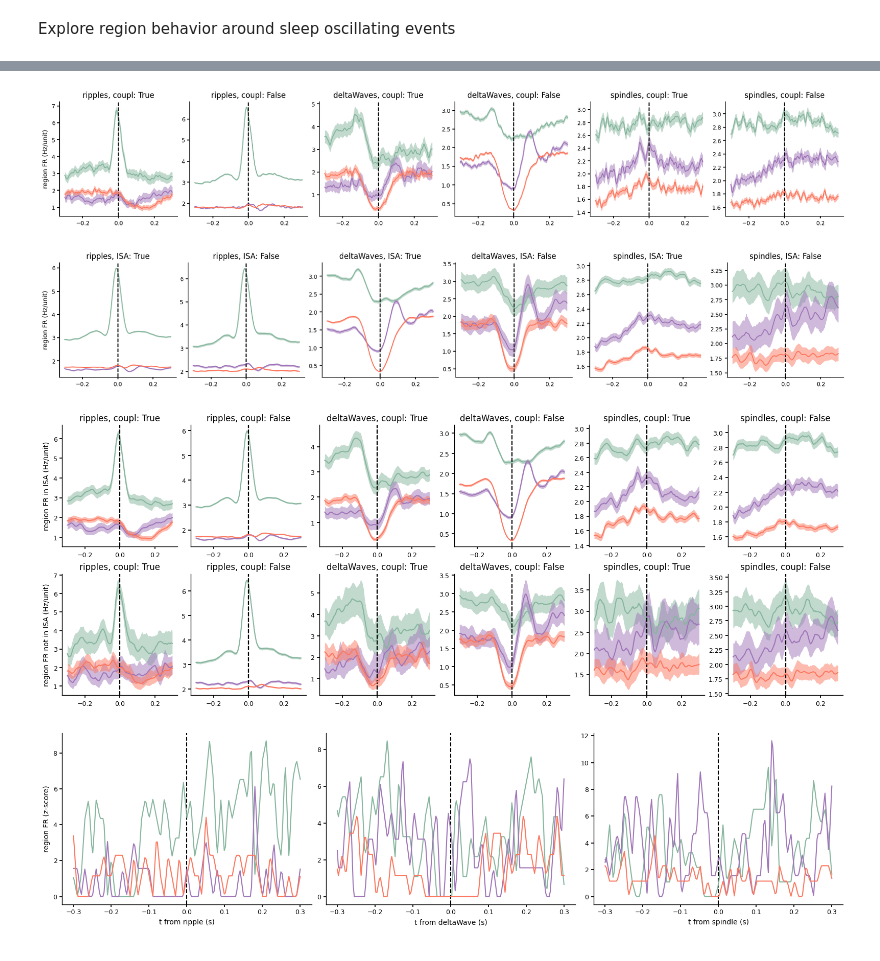
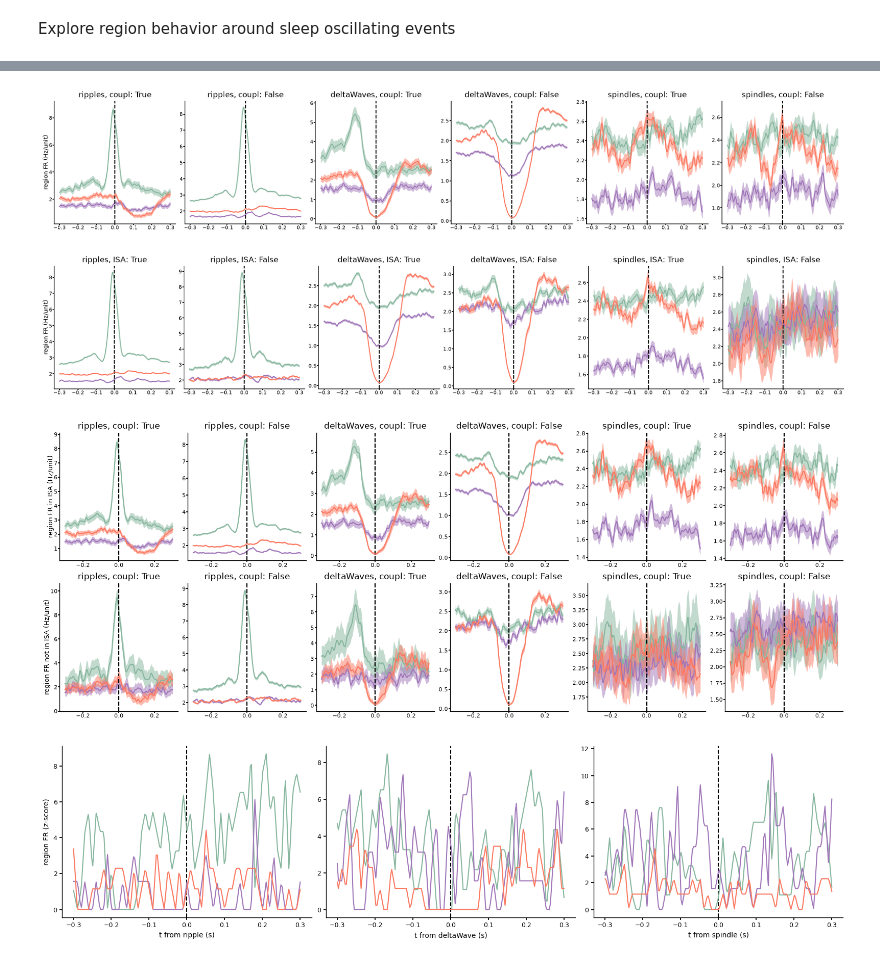
Before and after one commit to pietro-bozzo/NRCode, a Jupyter notebook: Python/Drafts/regionPETH.ipynb, the cells around one changed output, grey strips where cells are left out. Cells and saved outputs as stored; diff of their text form; code cells hidden in the pictures.

```diff
--- a/Python/Drafts/regionPETH.ipynb
+++ b/Python/Drafts/regionPETH.ipynb
@@ -60,0 +74,8 @@ peth, events = _regionPETH(session,bin=0.01,lim_oscill=[-0.3,0.3],n_bins=201)
+# %%
+fig, ax = fma.plotting.makeFigure(n=(1,len(speth)),size=(20,5))
+for i, (name, fr_p) in enumerate(speth.items()):
+    for r in fr_p.reg.values:
+        ax[i].set_title(name)
+        ax[i].axvline(0,color='k',ls='--')
+        fma.plotting.semPlot(fr_p.t,fr_p.sel(reg=r),color=isru.paperColors(r),ax=ax[i])
+ax[0].set(ylabel='region FR (Hz/unit)');
@@ -60,0 +84,9 @@ peth, events = _regionPETH(session,bin=0.01,lim_oscill=[-0.3,0.3],n_bins=201)
+# %%
+name = 'ripples'
+fr_p = speth[name]
+lim = [[2,9],[1.5,3.5],[3,3.6]]
+fig, ax = fma.plotting.makeFigure(n=(1,len(fr_p.reg.values)),size=(20,5))
+for i, r in enumerate(fr_p.reg.values):
+    ax[i].set_title(r)
+    fma.plotting.plotColorMap(fr_p.sel(reg=r),ax=ax[i],x=fr_p.t,vmin=lim[i][0],vmax=lim[i][1])
+ax[0].set(ylabel='region FR (Hz/unit)');
@@ -61,7 +95,7 @@ peth, events = _regionPETH(session,bin=0.01,lim_oscill=[-0.3,0.3],n_bins=201)
 # %%
 # see activity irrespective of ISA
-fig, ax = fma.plotting.makeFigure(n=[1,len(peth)*2],size=[45,8])
-for i, (name, fr_p) in enumerate(peth.items()):
+fig, ax = fma.plotting.makeFigure(n=[1,len(speth)*2],size=[45,8])
+for i, (name, fr_p) in enumerate(speth.items()):
         for coupl in [True,False]:
             for r in fr_p['reg'].values:
                 ax[2*i+(not coupl)].set_title(f'{name}, coupl: {coupl}')
@@ -69,11 +103,11 @@ for i, (name, fr_p) in enumerate(peth.items()):
                 fma.plotting.semPlot(fr_p['t'],fr_p.where(fr_p.coupl==coupl, drop=True).sel(reg=r),color=isru.paperColors(r),ax=ax[2*i+(not coupl)])
 ax[0].set(ylabel='region FR (Hz/unit)');
 # %% [output]
-[figure, old version]
+[figure, new version]
 # %%
 # see activity irrespective of coupling
-fig, ax = fma.plotting.makeFigure(n=[1,len(peth)*2],size=[45,8])
-for i, (name, fr_p) in enumerate(peth.items()):
+fig, ax = fma.plotting.makeFigure(n=[1,len(speth)*2],size=[45,8])
+for i, (name, fr_p) in enumerate(speth.items()):
         for isa in [True,False]:
             for r in fr_p['reg'].values:
                 ax[2*i+(not isa)].set_title(f'{name}, ISA: {isa}')
@@ -81,20 +115,20 @@ for i, (name, fr_p) in enumerate(peth.items()):
                 fma.plotting.semPlot(fr_p['t'],fr_p.where(fr_p.isa==isa, drop=True).sel(reg=r),color=isru.paperColors(r),ax=ax[2*i+(not isa)])
 ax[0].set(ylabel='region FR (Hz/unit)');
 # %% [output]
-[figure, old version]
+[figure, new version]
 # %%
 # see all combinations
-fig, ax = fma.plotting.makeFigure(n=[2,len(peth)*2],size=[40,15])
-for i, (name, fr_p) in enumerate(peth.items()):
+fig, ax = fma.plotting.makeFigure(n=[2,len(speth)*2],size=[40,15])
+for i, (name, fr_p) in enumerate(speth.items()):
     for isa in [True,False]:
         for coupl in [True,False]:
             for r in fr_p['reg'].values:
                 ax[int(not isa),2*i+(not coupl)].set_title(f'{name}, coupl: {coupl}')
                 ax[int(not isa),2*i+(not coupl)].axvline(0,color='k',ls='--')
                 fma.plotting.semPlot(fr_p['t'],fr_p.where((fr_p.isa==isa) & (fr_p.coupl==coupl), drop=True).sel(reg=r),color=isru.paperColors(r),ax=ax[int(not isa),2*i+(not coupl)])
 ax[0,0].set(ylabel='region FR in ISA (Hz/unit)'); ax[1,0].set(ylabel='region FR not in ISA (Hz/unit)');
 # %% [output]
-[figure, old version]
+[figure, new version]
 # %%
 # see activity example
 k = 35
```
Also changed, not shown: parts of 13 cells of this notebook, 13 other files.
